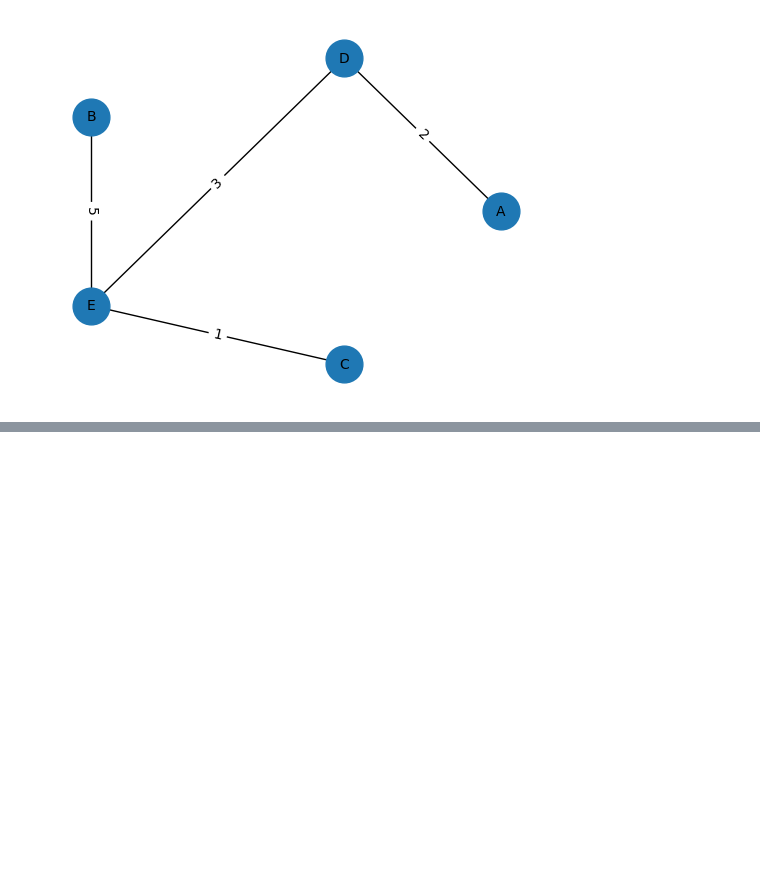
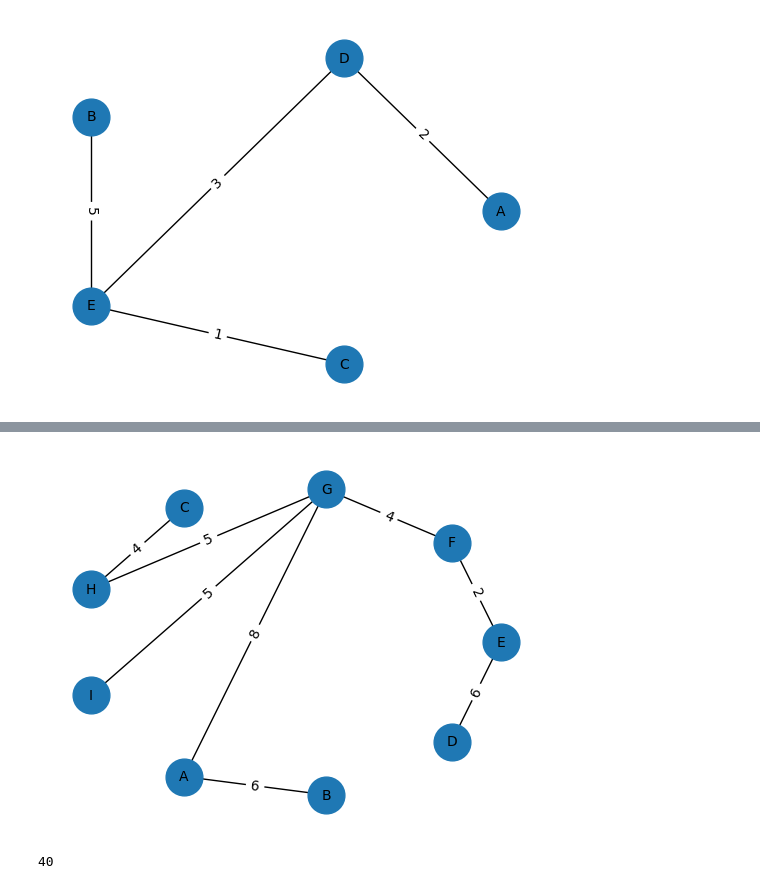
Before and after one commit to daniel7731/algoritmica-avanzada-nur-2024, a Jupyter notebook: algoritmovoraces/05-Kruskal.ipynb, the cells around one changed output, grey strips where cells are left out. Saved outputs shown, nothing was run; the diff lists cells and outputs as text; code cells hidden in the pictures; blank space fills up the shorter version.

```diff
--- a/algoritmovoraces/05-Kruskal.ipynb
+++ b/algoritmovoraces/05-Kruskal.ipynb
@@ -203,0 +241,2 @@ plt.show()
+# %%
+mst = kruskal(G3)
@@ -203,0 +249,26 @@ plt.show()
+# %%
+# Get edge weights and labels
+edge_labels = nx.get_edge_attributes(mst, 'weight')
+
+# Create a spring layout for positions
+pos = nx.circular_layout(mst)
+
+# Draw nodes and edges
+nx.draw_networkx_nodes(mst, pos, node_size=700)
+nx.draw_networkx_edges(mst, pos, width=1)
+
+nx.draw_networkx_labels(mst, pos, font_size=10,
+ font_family='sans-serif')
+
+# Draw edge labels
+nx.draw_networkx_edge_labels(mst, pos, edge_labels=edge_labels)
+
+plt.axis('off')
+plt.show()
+# %% [output]
+[figure, added]
+# %%
+peso = 4 +5+5+4+2+6+8+6
+print(peso)
+# %% [output]
+40
```
Also changed, not shown: parts of 2 cells of this notebook, 4 other files.
